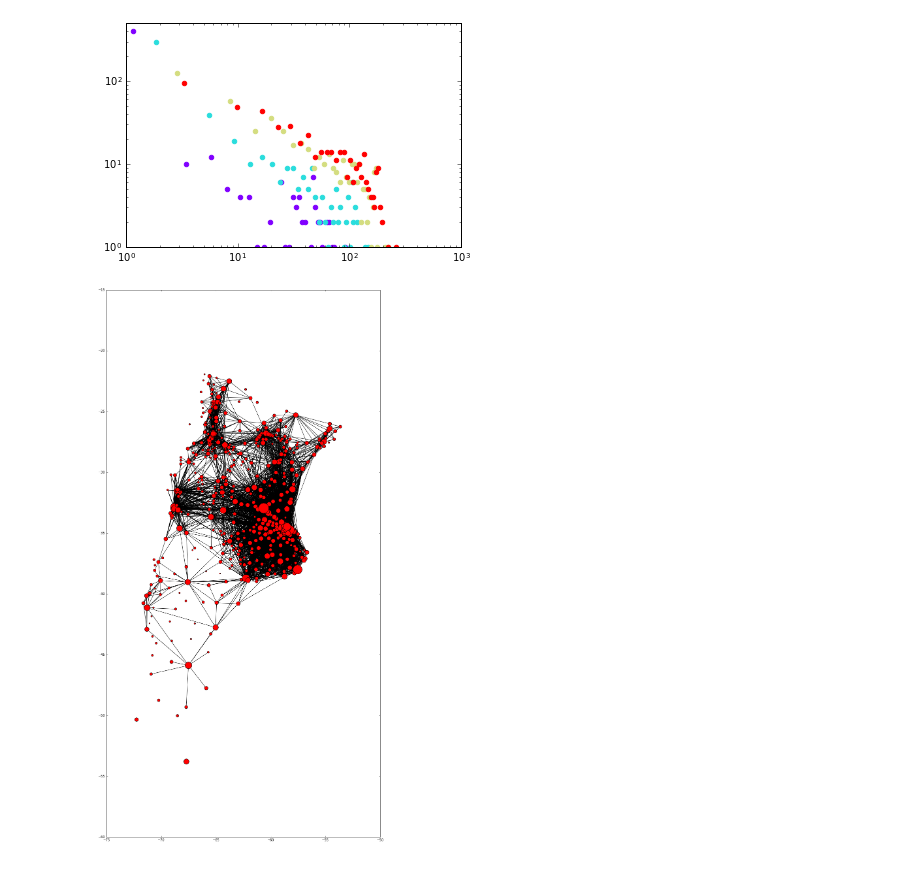
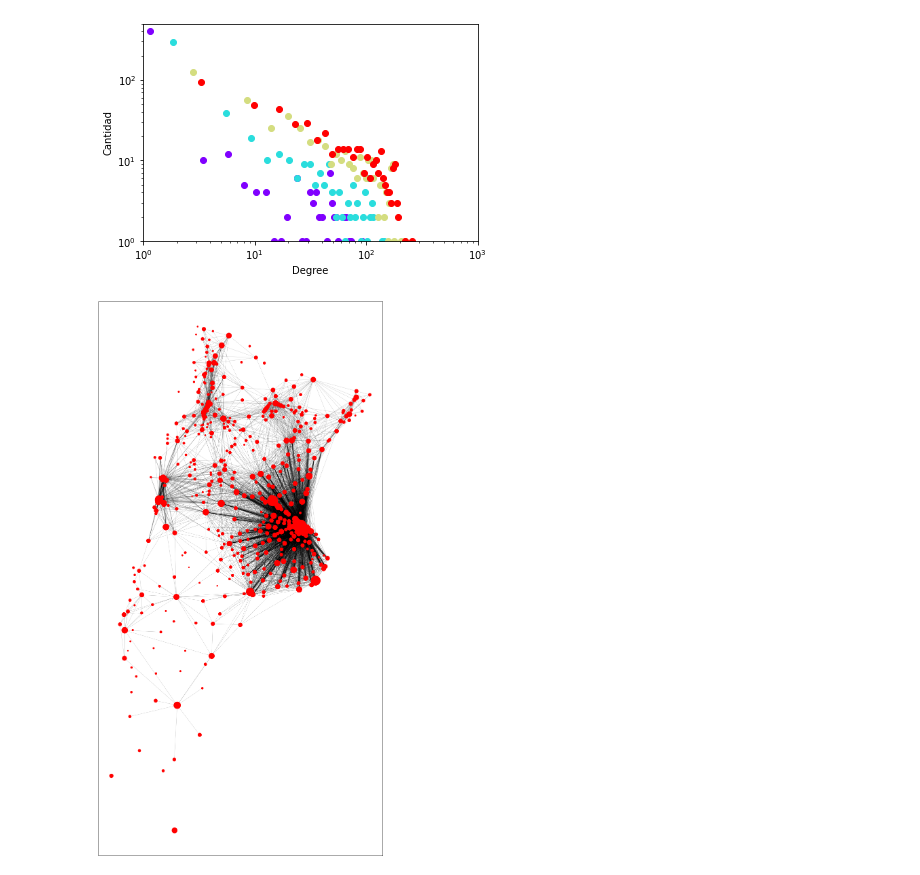
Before and after one commit to matuteiglesias/geoDistrictNetworks, a Jupyter notebook: localidadesArg.ipynb, the cells around one changed output. Cells and saved outputs as stored; diff of their text form; code cells hidden in the pictures.

```diff
--- a/localidadesArg.ipynb
+++ b/localidadesArg.ipynb
@@ -57,4 +65,4 @@ def haversine(lon1, lat1, lon2, lat2):
     km = 6367 * c
     return km
 # %%
-distances = [[haversine(j[0],j[1],i[0],i[1]) for j in coords] for i in coords]
+# distances = [[haversine(j[0],j[1],i[0],i[1]) for j in coords] for i in coords]
@@ -91,43 +101,46 @@ axes = plt.gca()
 axes.set_xlim([1,1000])
 axes.set_ylim([1,500])
 
+plt.xlabel('Degree')
+plt.ylabel('Cantidad')
+
 plt.show()
 
 #Scale free - Small world is observed.
 #Many towns have low degree, few big districts connect to many cities of intermediate size.
 #This result holds for sparse adjacency matrix (otherwise most nodes connect to most nodes)
 # %% [output]
-[figure, old version]
+[figure, new version]
 # %%
 #But how does it look on the geographical layer?
 
 #Function to draw graphs
 def draw_graph(graph):
     # create networkx graph
     G=nx.Graph()
 
     # add edges
     for edge in graph:
         G.add_edge(edge[0], edge[1])
 
     pos = {i: (coords[i][0], coords[i][1]) for i in range(n)}
     # draw nodes, edges and labels
     nx.draw_networkx_nodes(G,pos,node_size=np.sqrt(pop),nodelist=range(n),node_color='r')
-    nx.draw_networkx_edges(G, pos)
+    nx.draw_networkx_edges(G, pos, width = .5, alpha = .3)
 #     nx.draw_networkx_labels(G, graph_pos, font_size=12, font_family='sans-serif')
 
     # show graph
     plt.show()
 
 #It can be seen how towns may connect to nearby towns, and to regional center,
 # which due to higher population is able to connect to farther regional center.
 # The districts in Buenos Aires show very high connectivity.
 graph = [(i[0],i[1]) for i in np.argwhere(gravitybin[2])]
 plt.figure(figsize=(15,30))
 draw_graph(graph)
 X=nx.Graph()
 # %% [output]
-[figure, old version]
+[figure, new version]
 # %%
 #Check the adjacency matrix for the chosen percentiles
 for i in range(4):
```
Also changed, not shown: parts of 5 cells of this notebook.
